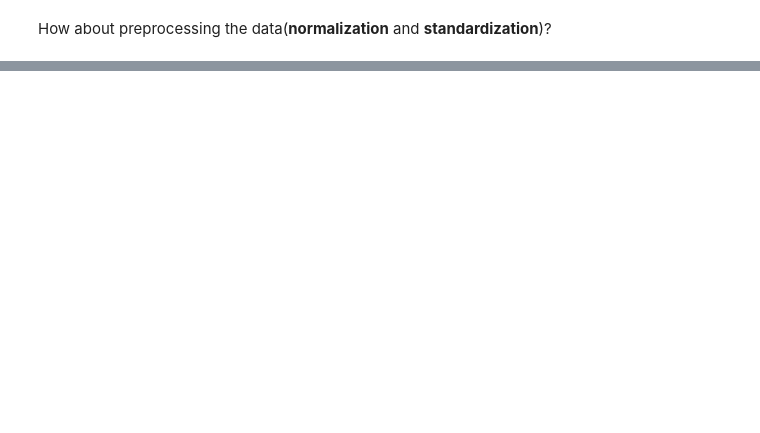
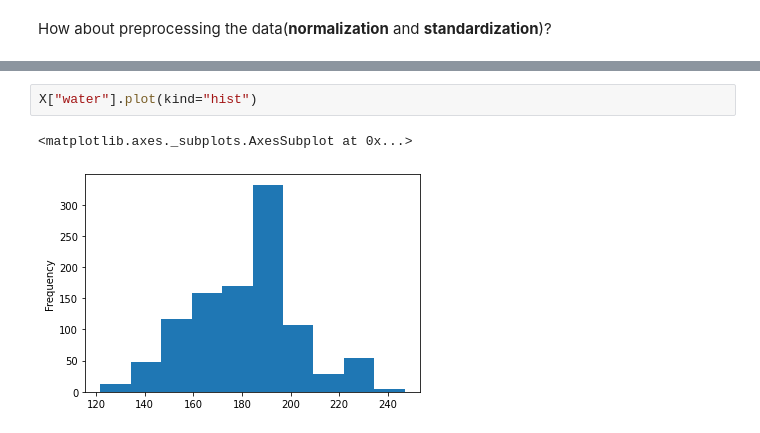
Before and after one commit to LiTaokui/TensorFlow-EXAMPLE, a Jupyter notebook: Example01.ipynb, the cells around one changed output, grey strips where cells are left out. Cells and saved outputs as stored; diff of their text form; blank space fills up the shorter version.

```diff
--- a/Example01.ipynb
+++ b/Example01.ipynb
@@ -271,0 +341,5 @@ How about preprocessing the data(**normalization** and **standardization**)?
+# %%
+X["water"].plot(kind="hist")
+# %% [output]
+<matplotlib.axes._subplots.AxesSubplot at 0x...>
+[figure, added]
```
Also changed, not shown: parts of 16 cells of this notebook.
